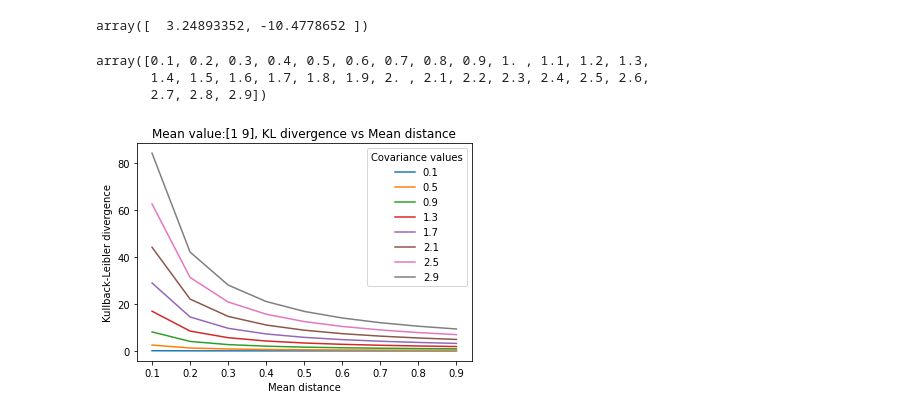
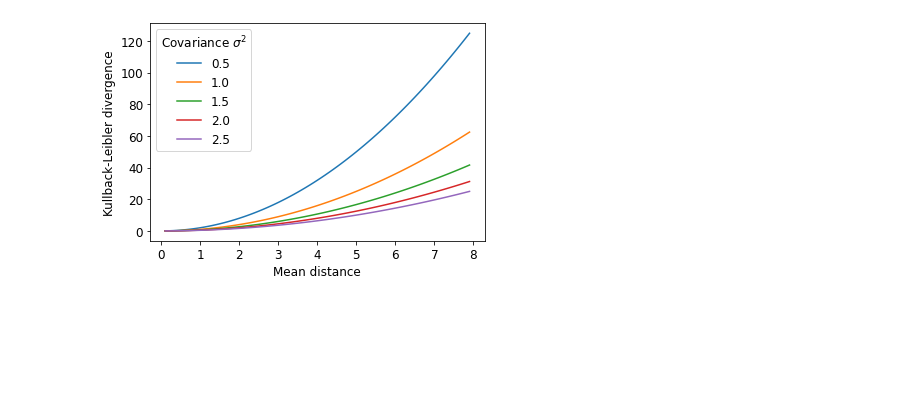
Before and after one commit to romyho-w/Thesis_FL_Ectrie, a Jupyter notebook: FL_HE_2/Simulation_Data.ipynb, the cells around one changed output. Drawn from its saved outputs; the diff is of its cells as text; code cells hidden in the pictures; blank space fills up the shorter version.

Commit message:
add imaged

```diff
--- a/FL_HE_2/Simulation_Data.ipynb
+++ b/FL_HE_2/Simulation_Data.ipynb
@@ -70,5 +45,5 @@ array([[3.0044606 , 3.44426953, 3.09195596, 3.23492939]])
 # %%
-def KL_divergence(dist1, dist2):
+def KL_divergence_multi(dist1, dist2):
     mu1 = dist1[0]
     cov1 = dist1[1]
 
@@ -89,7 +59,0 @@ n_features
-# %%
-for i in cov_random_options:
-    random_mu = np.random.randint(-10,10,n_features)
-    # rand_cov_num = np.random.default_rng().integers(low=1, high=4)
-    cov = np.diag(i*n_features)
-    print(i)
-    print([random_mu, cov])
@@ -206,11 +59,0 @@ array([  3.05137719, -10.18817477])
-# %%
-np.random.uniform(mu, (mu * 1.1))
-# %% [output]
-array([  3.24893352, -10.4778652 ])
-# %%
-mean_distance = np.arange(0.1, 3.0, 0.1)
-mean_distance
-# %% [output]
-array([0.1, 0.2, 0.3, 0.4, 0.5, 0.6, 0.7, 0.8, 0.9, 1. , 1.1, 1.2, 1.3,
-       1.4, 1.5, 1.6, 1.7, 1.8, 1.9, 2. , 2.1, 2.2, 2.3, 2.4, 2.5, 2.6,
-       2.7, 2.8, 2.9])
@@ -217,22 +72,24 @@ array([0.1, 0.2, 0.3, 0.4, 0.5, 0.6, 0.7, 0.8, 0.9, 1. , 1.1, 1.2, 1.3,
+# %%
+plt.rcParams.update({'font.size': 12})
 # %%
-cov_values =np.arange(0.1, 1, 0.1)
-mean_distance = np.arange(0.1, 3.0, 0.4)
+cov_values =np.arange(0.5, 3, 0.5)
+mean_distance = np.arange(0.1, 8.0, 0.1)
 kl_values = []
 mu = np.random.randint(-10,10,size=2)
-for m in mean_distance:
+for cov_v in cov_values:
     kl_values = []
-    for cov_v in cov_values:
+    for m in mean_distance:
         cov = np.diag([cov_v]*n_features)
         kl_values.append(KL_divergence([mu, cov], [mu+(m), cov]))
-    plt.plot(cov_values,kl_values)
+    plt.plot(mean_distance,kl_values)
     plt.xlabel('Mean distance')
     plt.ylabel('Kullback-Leibler divergence')
 # plt.tight_layout(pad=2)
-plt.legend(mean_distance.round(1), title = "Covariance values")
-plt.title('Mean value:{}, KL divergence vs Mean distance'.format(mu))
+plt.legend(cov_values.round(1), title = "Covariance $\sigma^2$")
+# plt.title('Mean value:{}, KL divergence vs Mean distance'.format(mu))
 # plt.set_facecolor('xkcd:salmon')
-# plt.savefig('cov_mean_kl_mu:{}.png'.format(mu),bbox_inches='tight',  dpi=300)
+plt.savefig('mean_cov_kl.png',bbox_inches='tight',  dpi=300)
 plt.show()
     # print('cov: {}, KL:{}'.format(cov_v, KL_divergence([np.ones(n_features), cov], [np.ones(n_features)*1.1, cov])))
 # %% [output]
-[figure, old version]
+[figure, new version]
```
Also changed, not shown: parts of 45 cells of this notebook, 15 other files.
